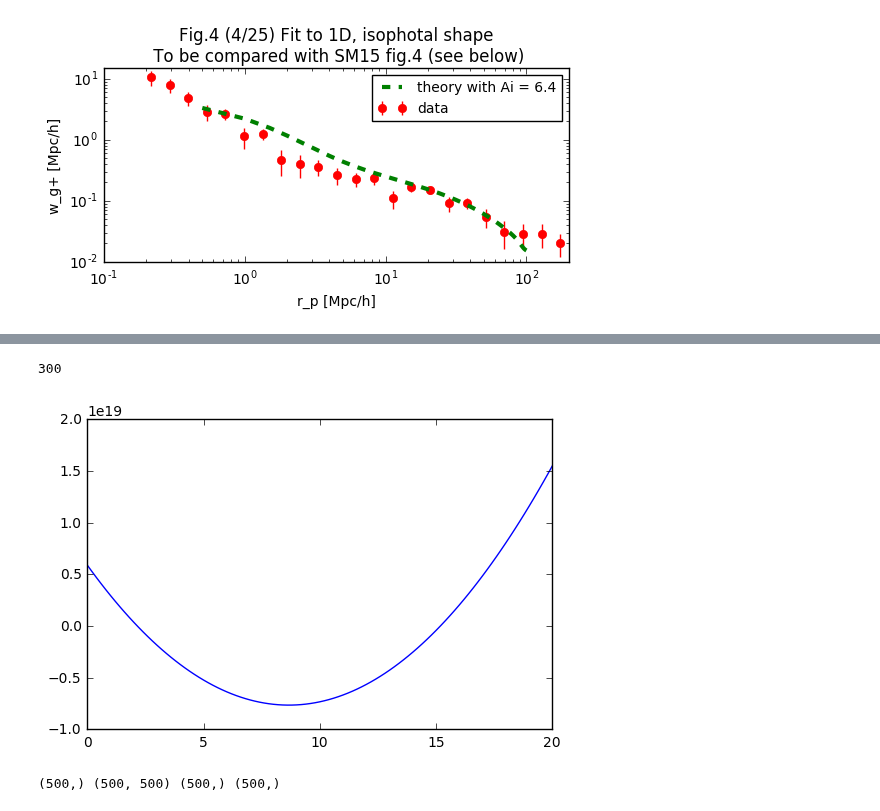
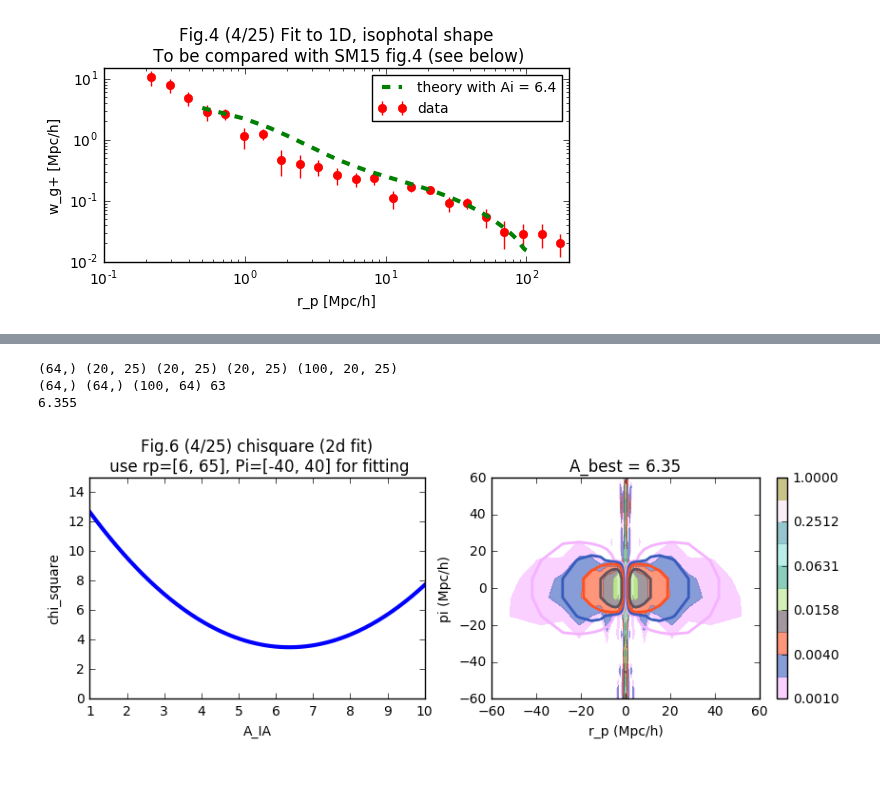
Before and after one commit to liuxx479/gplus, a Jupyter notebook: test_2d_fits.ipynb, the cells around one changed output, grey strips where cells are left out. Drawn from its saved outputs; the diff is of its cells as text; code cells hidden in the pictures; blank space fills up the shorter version.

```diff
--- a/test_2d_fits.ipynb
+++ b/test_2d_fits.ipynb
@@ -291,22 +297,51 @@ show()
-# %%
-idx = where(rp_raw<9.0)# (data_raw>0.001) &(data_raw<0.016)) # &
-print len(idx[0])
-covjk = 99.0*mat(cov(data_jk[:,idx[0]],rowvar=0))
-covIjk = covjk.I
-
-def chisq2d (Ai):
-    dN = mat(Ai*xi_lowzbin[idx]-data_raw[idx])
-    return float(dN*covIjk*dN.T)
-
-Ai_arr = linspace(0, 20, 101)
-chi_arr = map(chisq2d, Ai_arr)
-
-plot(Ai_arr, chi_arr)
-show()
-# %% [output]
-300
-[figure, removed]
-# %%
-print data_raw.shape, covjk.shape, data_flat.shape, rp_raw.shape
-# %% [output]
-(500,) (500, 500) (500,) (500,)
+# %%
+# data_mean = loadtxt('lowz/fulle_bins2D_cross_final.dat')[:,5].reshape(25,-1).T
+# rp_bins = loadtxt('lowz/fulle_bins2D_cross_final.dat')[:,0].reshape(25,-1).T
+# pi_bins = loadtxt('lowz/fulle_bins2D_cross_final.dat')[:,1].reshape(25,-1).T
+
+idx2dcut = where((rp_bins<65)&(rp_bins>6) & (abs(pi_bins)<40))
+data2dcut = data_mean[idx2dcut]
+theo2dcut = xi_lowzbin.reshape(20,-1)[idx2dcut]/Ai/1.4
+jk2dcut = array([idatajk[idx2dcut] for idatajk in data_jk])
+cov2d = 99.0*cov(jk2dcut,rowvar=0)
+cov2dI = mat(cov2d).I
+Np2d = len(cov2d)-1
+
+print idx2dcut[0].shape, rp_bins.shape, xi_lowzbin.reshape(20,-1).shape, data_mean.shape, data_jk.shape
+print data2dcut.shape, theo2dcut.shape, jk2dcut.shape, Np2d
+
+def chisq2d (Ai):
+    dN = mat(Ai*theo2dcut-data2dcut)
+    return float(dN*cov2dI*dN.T)/Np2d
+
+chisq2darr = [chisq2d(iAi) for iAi in Ai_arr]
+
+Abest2d = Ai_arr[argmin(chisq2darr)]
+print Abest2d
+# %% [output]
+(64,) (20, 25) (20, 25) (20, 25) (100, 20, 25)
+(64,) (64,) (100, 64) 63
+6.355
+# %%
+################ plot it out just to make sure
+f, (ax2, ax) = subplots(1,2,figsize=(10,3))
+
+CS=ax.contourf(rp_bins2, pi_bins2, data_mean2, bounds2,colors=ic2,alpha=0.6)
+ax.set_ylim(-60,60)
+CS2=ax.contour(rp_bins2, pi_bins2, xi_lowzbin2/Ai/1.4*Abest2d, bounds2,colors=ic2,linewidths=2,alpha=1)
+cbar = plt.colorbar(CS)
+ax.set_xlim(-60,60)
+ax.set_xlabel('r_p (Mpc/h)')
+ax.set_ylabel('pi (Mpc/h)')
+ax.set_title('A_best = %.2f'%(Abest2d))
+
+
+ax2.plot(Ai_arr, chisq2darr, lw=3)
+ax2.set_xlabel('A_IA')
+ax2.set_ylabel('chi_square')
+ax2.set_ylim(0, 15)
+ax2.set_title('Fig.6 (4/25) chisquare (2d fit)\n use rp=[6, 65], Pi=[-40, 40] for fitting')
+
+show()
+# %% [output]
+[figure, added]
```
Also changed, not shown: parts of 2 cells of this notebook.
